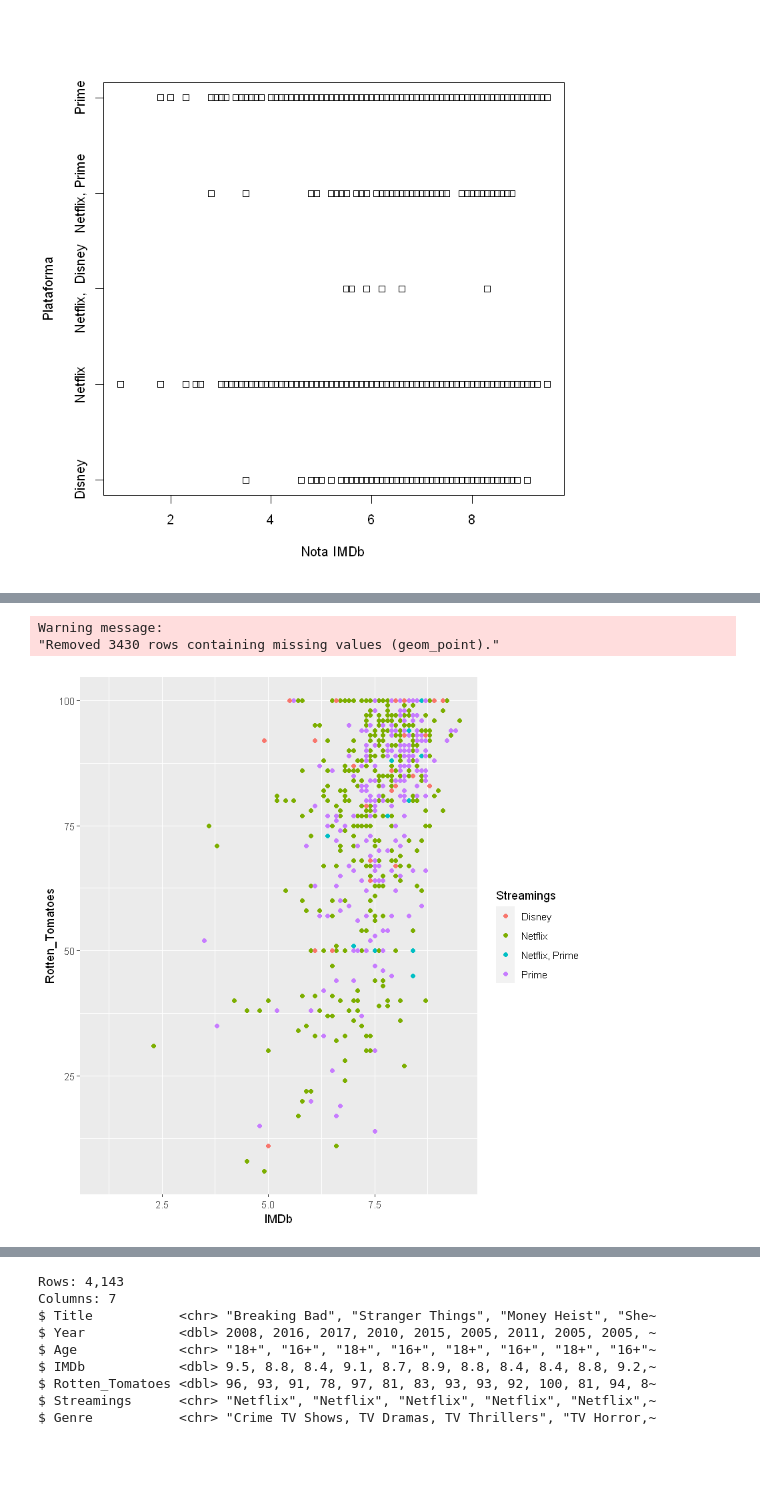
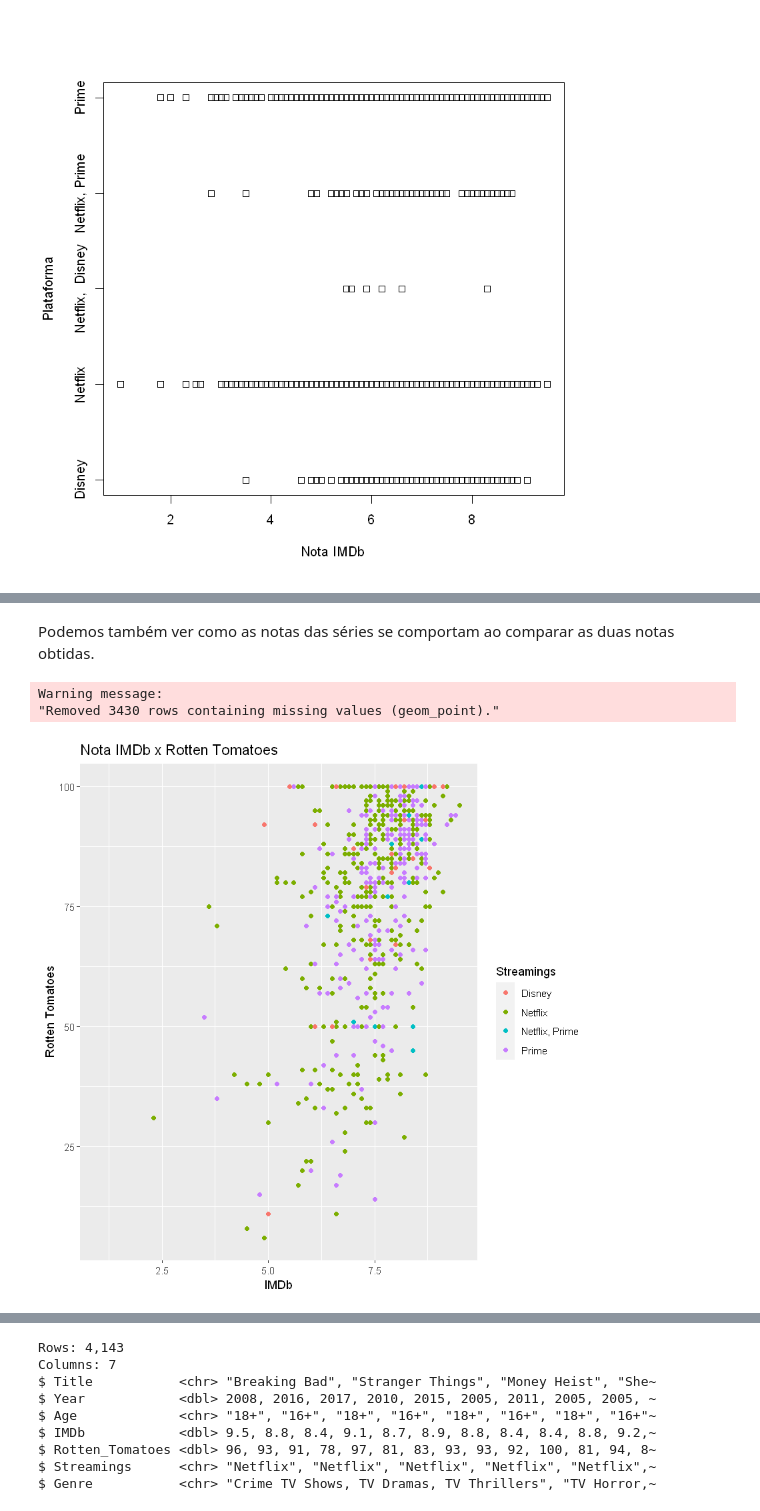
Before and after one commit to igorcj/AEDV, a Jupyter notebook: TV-Shows_Michels.ipynb, the cells around one changed output, grey strips where cells are left out. Drawn from its saved outputs; the diff is of its cells as text; code cells hidden in the pictures; blank space fills up the shorter version.

```diff
--- a/TV-Shows_Michels.ipynb
+++ b/TV-Shows_Michels.ipynb
@@ -239,8 +388,11 @@ Warning message:
+# %% [markdown]
+Podemos também ver como as notas das séries se comportam ao comparar as duas notas obtidas.
 # %%
 cshows %>% filter(Streamings != "Netflix,  Disney") %>%
 ggplot(aes(x = IMDb, y = Rotten_Tomatoes, color = Streamings)) +
+labs(x = "IMDb", y = "Rotten Tomatoes", title = "Nota IMDb x Rotten Tomatoes") +
 geom_point()
 # %% [output]
 Warning message:
 "Removed 3430 rows containing missing values (geom_point)."
-[figure, old version]
+[figure, new version]
```
Also changed, not shown: parts of 28 cells of this notebook.
